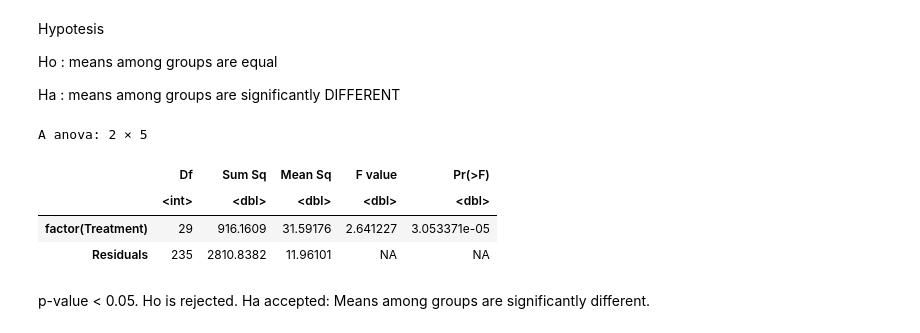
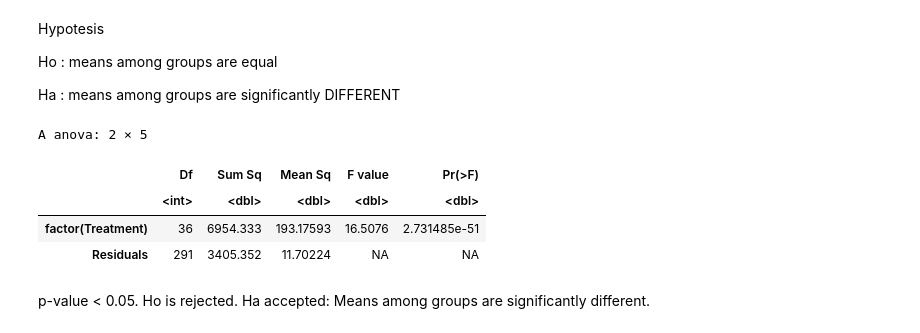
Before and after one commit to maurope/lmf, a Jupyter notebook: notebooks/2026/2026_09_11_R_bios_diets_anaylisis_for_alejandra.ipynb, the cells around one changed output. Cells and saved outputs as stored; diff of their text form; code cells hidden in the pictures.

```diff
--- a/notebooks/2026/2026_09_11_R_bios_diets_anaylisis_for_alejandra.ipynb
+++ b/notebooks/2026/2026_09_11_R_bios_diets_anaylisis_for_alejandra.ipynb
@@ -165,14 +186,14 @@ Ho : means among groups are equal
 
 Ha : means among groups are significantly DIFFERENT
 # %%
-model_tddm <- lm(TDDM_percentage ~ factor(Treatment), data = df2)
+model_tddm <- lm(TDDM_percentage ~ factor(Treatment), data = df)
 anova(model_tddm)
 # %% [output]
 A anova: 2 × 5
 |  | Df | Sum Sq | Mean Sq | F value | Pr(>F) |
 |  | <int> | <dbl> | <dbl> | <dbl> | <dbl> |
-| factor(Treatment) | 29 | 916.1609 | 31.59176 | 2.641227 | 3.053371e-05 |
-| Residuals | 235 | 2810.8382 | 11.96101 | NA | NA |
+| factor(Treatment) | 36 | 6954.333 | 193.17593 | 16.5076 | 2.731485e-51 |
+| Residuals | 291 | 3405.352 | 11.70224 | NA | NA |
 # %% [markdown]
 p-value < 0.05. Ho is rejected. Ha accepted: Means among groups are significantly different.
 # %% [markdown]
```
Also changed, not shown: parts of 40 cells of this notebook, 1 other file.
